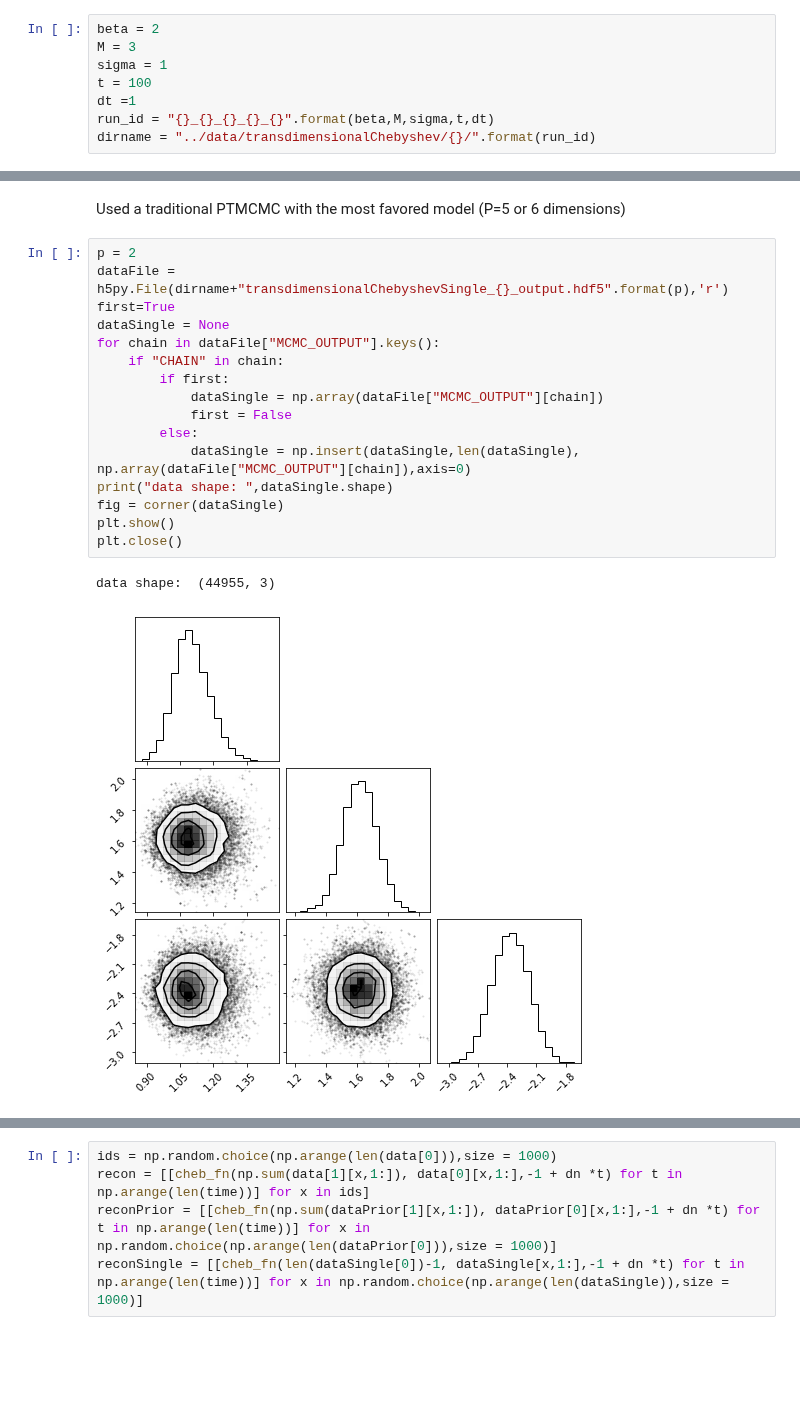
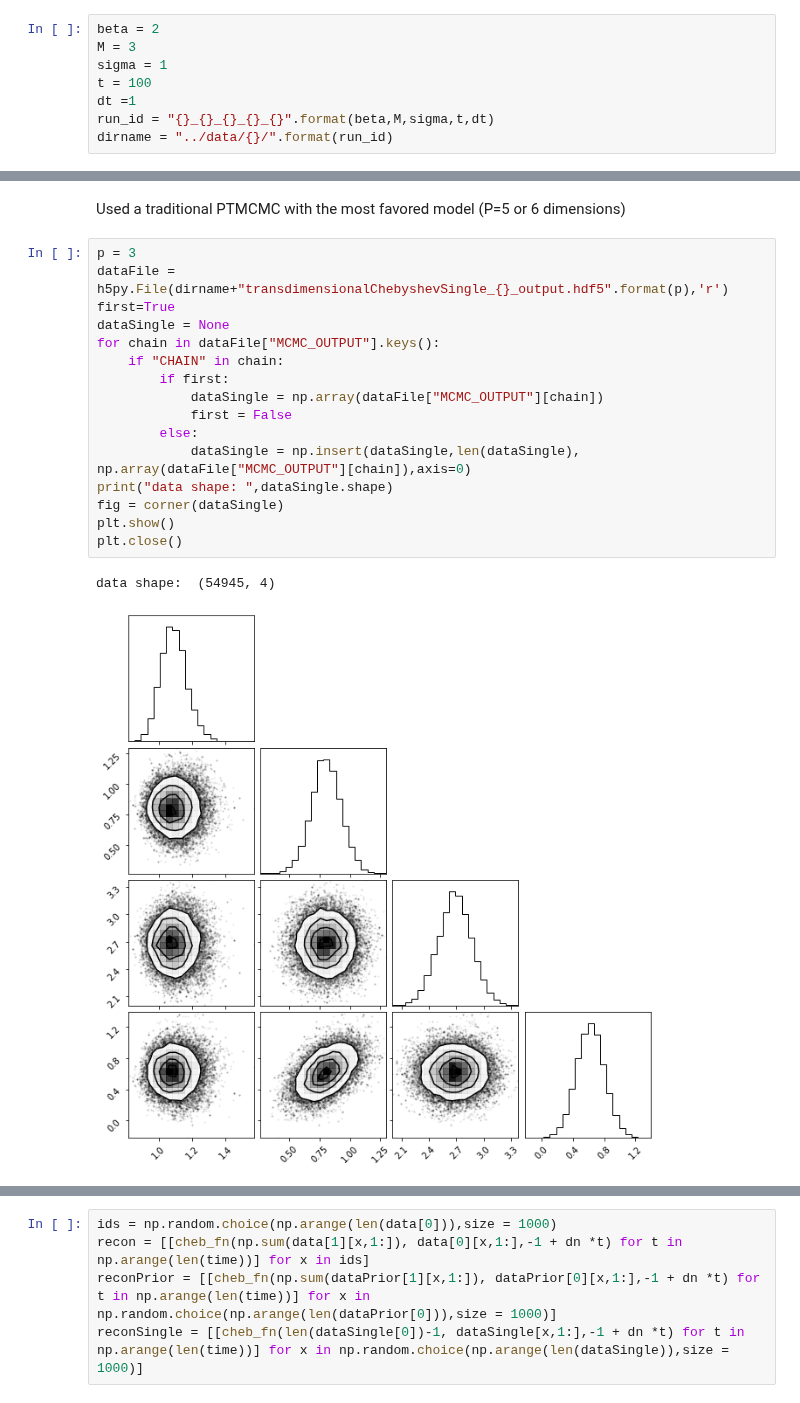
Before and after one commit to bayescollab/BayesShip, a Jupyter notebook: examples/chebyshevTransdimensional/python/transdimensional_post.ipynb, the cells around one changed output, grey strips where cells are left out. Drawn from its saved outputs; the diff is of its cells as text; blank space fills up the shorter version.

```diff
--- a/examples/chebyshevTransdimensional/python/transdimensional_post.ipynb
+++ b/examples/chebyshevTransdimensional/python/transdimensional_post.ipynb
@@ -13,7 +13,7 @@ sigma = 1
 t = 100
 dt =1
 run_id = "{}_{}_{}_{}_{}".format(beta,M,sigma,t,dt)
-dirname = "../data/transdimensionalChebyshev/{}/".format(run_id)
+dirname = "../data/{}/".format(run_id)
 # %% [markdown]
 Routines for unpacking
 # %%
@@ -225,24 +225,24 @@ plt.close()
 # %% [markdown]
 Used a traditional PTMCMC with the most favored model (P=5 or 6 dimensions)
 # %%
-p = 2
+p = 3
 dataFile = h5py.File(dirname+"transdimensionalChebyshevSingle_{}_output.hdf5".format(p),'r')
 first=True
 dataSingle = None
 for chain in dataFile["MCMC_OUTPUT"].keys():
     if "CHAIN" in chain:
         if first:
             dataSingle = np.array(dataFile["MCMC_OUTPUT"][chain])
             first = False
         else:
             dataSingle = np.insert(dataSingle,len(dataSingle), np.array(dataFile["MCMC_OUTPUT"][chain]),axis=0)
 print("data shape: ",dataSingle.shape)
 fig = corner(dataSingle)
 plt.show()
 plt.close()
 # %% [output]
-data shape:  (44955, 3)
+data shape:  (54945, 4)
-[figure, old version]
+[figure, new version]
 # %%
 fig = corner(dataSingle,weights=np.ones(len(dataSingle))/len(dataSingle),labels=labels,show_titles=True)
 dims = np.sum(data[1],axis=1)
```
Also changed, not shown: parts of 13 cells of this notebook.
